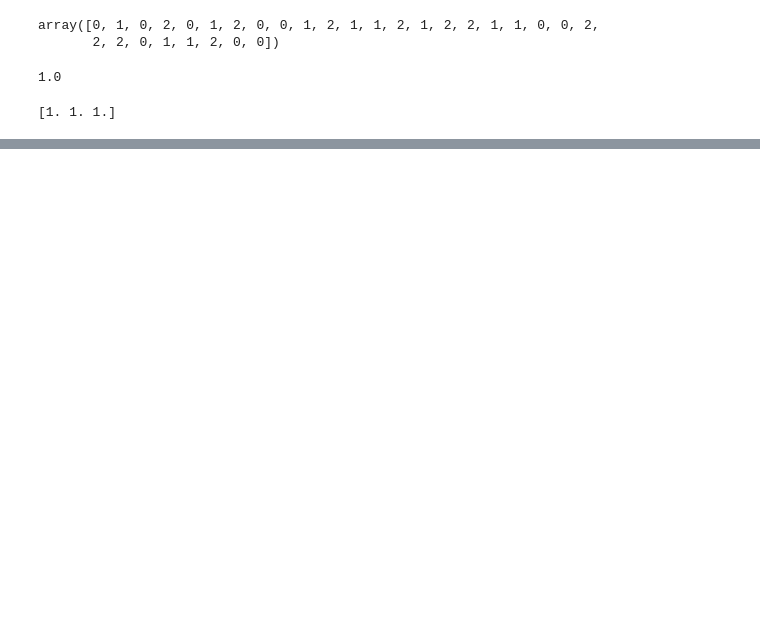
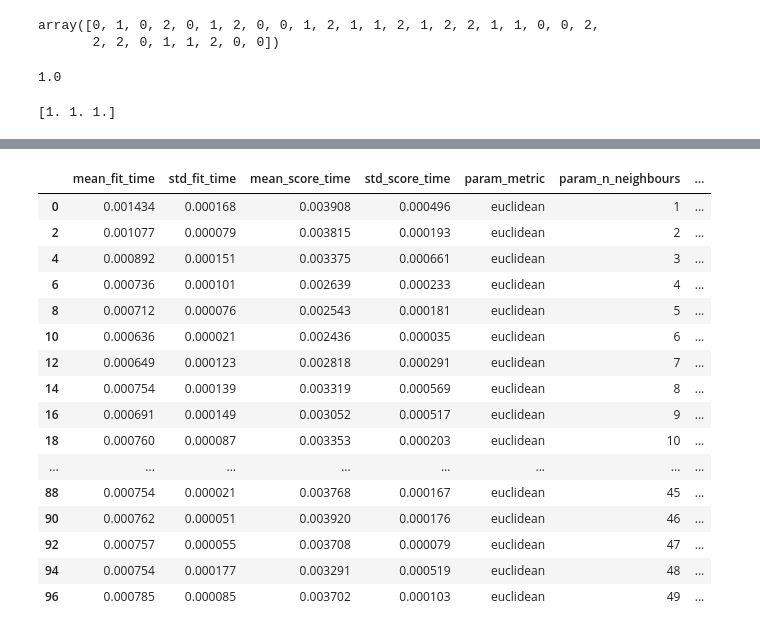
Before and after one commit to Staniskhan/ML_course, a Jupyter notebook: hw03/hw03.ipynb, the cells around one changed output, grey strips where cells are left out. Saved outputs shown, nothing was run; the diff lists cells and outputs as text; code cells hidden in the pictures; blank space fills up the shorter version.

Commit message:
Do grid search cros-validation? find best parameters for f1_macro.

```diff
--- a/hw03/hw03.ipynb
+++ b/hw03/hw03.ipynb
@@ -267,0 +291,16 @@ print(metrics.f1_score(R, y_test, average=None))
+# %%
+params = [{
+    'metric': ['euclidean', 'manhattan', 'cosine'],
+    'n_neighbours': list(range(1, 50)),
+    'weights': ['uniform', 'distance']
+},
+{
+    'metric': ['minkowski'],
+    'n_neighbours': list(range(1, 50)),
+    'p': list(range(3, 15)),
+    'weights': ['uniform', 'distance']
+}
+]
+
+gs = GridSearchCV(kNN(), params, scoring='f1_macro', cv=5, n_jobs=10)
+gs.fit(X_train, y_train)
@@ -267,0 +326,23 @@ print(metrics.f1_score(R, y_test, average=None))
+# %%
+results = pandas.DataFrame(gs.cv_results_)
+# %%
+minkowski_params_results = results[(results['param_metric'] == 'euclidean') & (results['param_weights'] == 'uniform')]
+minkowski_params_results
+# %% [output]
+|  | mean_fit_time | std_fit_time | mean_score_time | std_score_time | param_metric | param_n_neighbours | ... |
+| 0 | 0.001434 | 0.000168 | 0.003908 | 0.000496 | euclidean | 1 | ... |
+| 2 | 0.001077 | 0.000079 | 0.003815 | 0.000193 | euclidean | 2 | ... |
+| 4 | 0.000892 | 0.000151 | 0.003375 | 0.000661 | euclidean | 3 | ... |
+| 6 | 0.000736 | 0.000101 | 0.002639 | 0.000233 | euclidean | 4 | ... |
+| 8 | 0.000712 | 0.000076 | 0.002543 | 0.000181 | euclidean | 5 | ... |
+| 10 | 0.000636 | 0.000021 | 0.002436 | 0.000035 | euclidean | 6 | ... |
+| 12 | 0.000649 | 0.000123 | 0.002818 | 0.000291 | euclidean | 7 | ... |
+| 14 | 0.000754 | 0.000139 | 0.003319 | 0.000569 | euclidean | 8 | ... |
+| 16 | 0.000691 | 0.000149 | 0.003052 | 0.000517 | euclidean | 9 | ... |
+| 18 | 0.000760 | 0.000087 | 0.003353 | 0.000203 | euclidean | 10 | ... |
+| ... | ... | ... | ... | ... | ... | ... | ... |
+| 88 | 0.000754 | 0.000021 | 0.003768 | 0.000167 | euclidean | 45 | ... |
+| 90 | 0.000762 | 0.000051 | 0.003920 | 0.000176 | euclidean | 46 | ... |
+| 92 | 0.000757 | 0.000055 | 0.003708 | 0.000079 | euclidean | 47 | ... |
+| 94 | 0.000754 | 0.000177 | 0.003291 | 0.000519 | euclidean | 48 | ... |
+| 96 | 0.000785 | 0.000085 | 0.003702 | 0.000103 | euclidean | 49 | ... |
```
Also changed, not shown: parts of 8 cells of this notebook.
